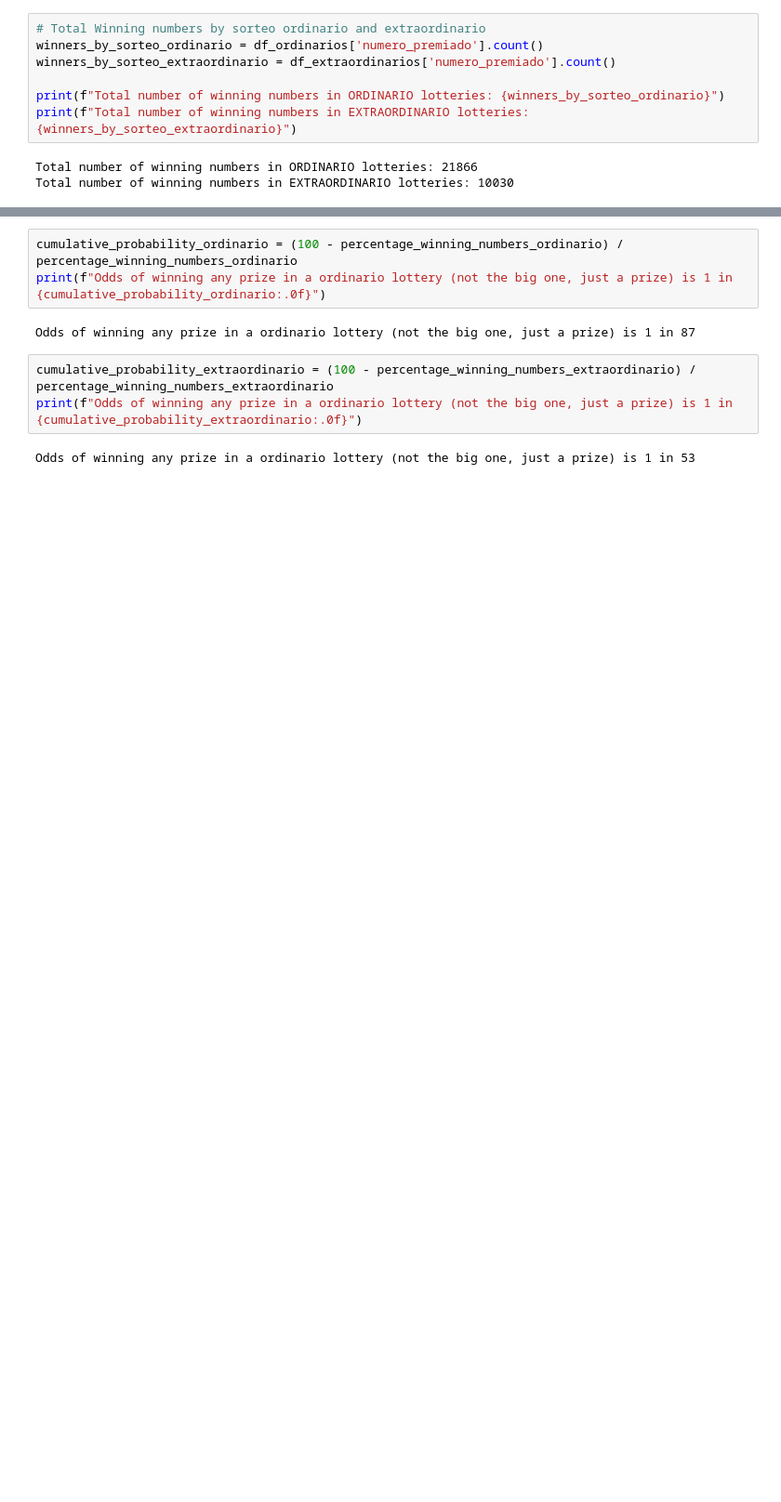
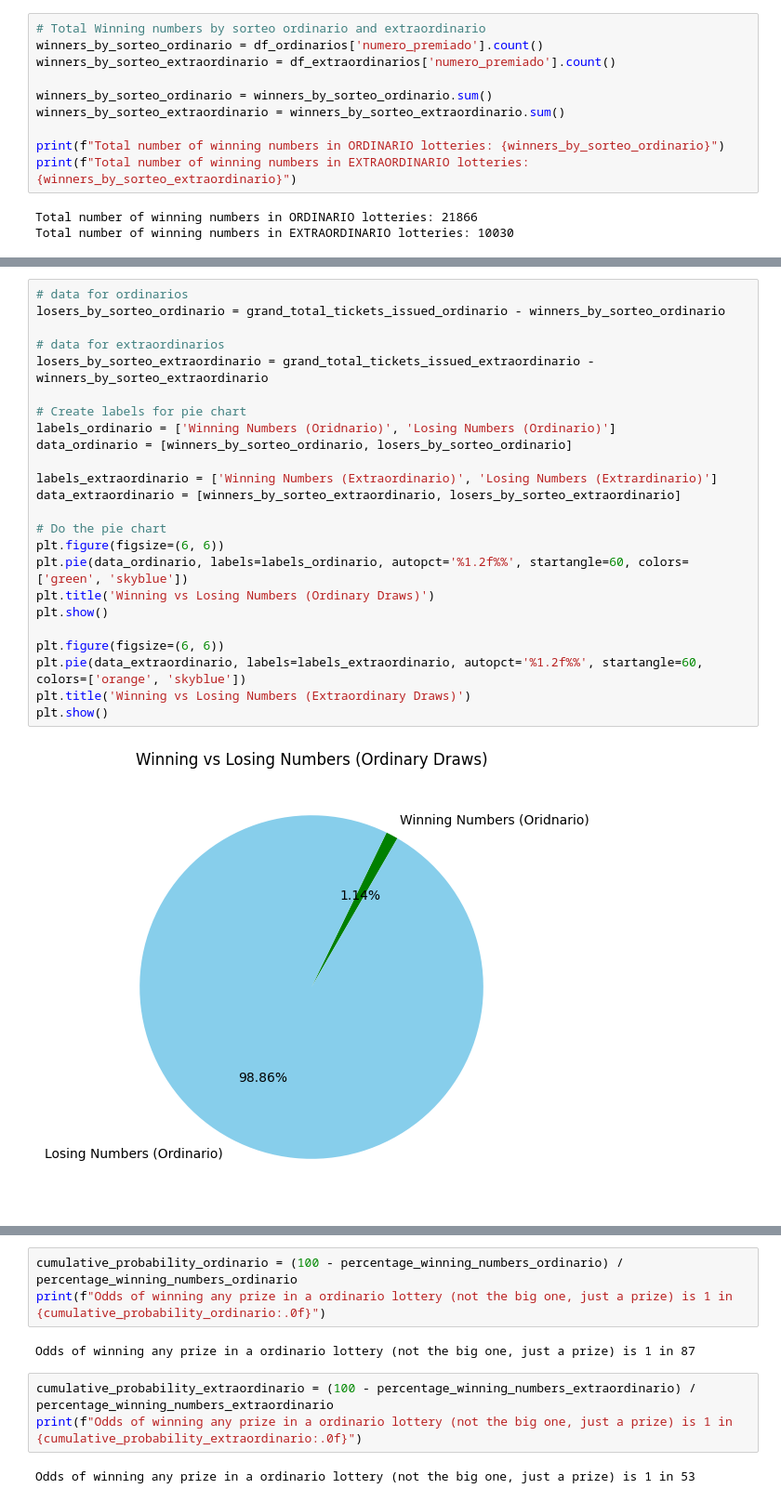
Before and after one commit to AngelDHackerman/santa-lucia-data-analysis-manual, a Jupyter notebook: notebooks/Visualization_sorteos_premios.ipynb, the cells around one changed output, grey strips where cells are left out. Shown at 93% size. Saved outputs shown, nothing was run; the diff lists cells and outputs as text; blank space fills up the shorter version.

Commit message:
created pie graph for percentage of losers and winners

```diff
--- a/notebooks/Visualization_sorteos_premios.ipynb
+++ b/notebooks/Visualization_sorteos_premios.ipynb
@@ -168,6 +168,9 @@ Total number of sorteos extraordinarios: 6
 winners_by_sorteo_ordinario = df_ordinarios['numero_premiado'].count()
 winners_by_sorteo_extraordinario = df_extraordinarios['numero_premiado'].count()
 
+winners_by_sorteo_ordinario = winners_by_sorteo_ordinario.sum()
+winners_by_sorteo_extraordinario = winners_by_sorteo_extraordinario.sum()
+
 print(f"Total number of winning numbers in ORDINARIO lotteries: {winners_by_sorteo_ordinario}")
 print(f"Total number of winning numbers in EXTRAORDINARIO lotteries: {winners_by_sorteo_extraordinario}")
 # %% [output]
@@ -193,0 +199,26 @@ Percentage of winning numbers in draws (extraordinario): 1.86%
+# %%
+# data for ordinarios
+losers_by_sorteo_ordinario = grand_total_tickets_issued_ordinario - winners_by_sorteo_ordinario
+
+# data for extraordinarios
+losers_by_sorteo_extraordinario = grand_total_tickets_issued_extraordinario - winners_by_sorteo_extraordinario
+
+# Create labels for pie chart
+labels_ordinario = ['Winning Numbers (Oridnario)', 'Losing Numbers (Ordinario)']
+data_ordinario = [winners_by_sorteo_ordinario, losers_by_sorteo_ordinario]
+
+labels_extraordinario = ['Winning Numbers (Extraordinario)', 'Losing Numbers (Extrardinario)']
+data_extraordinario = [winners_by_sorteo_extraordinario, losers_by_sorteo_extraordinario]
+
+# Do the pie chart
+plt.figure(figsize=(6, 6))
+plt.pie(data_ordinario, labels=labels_ordinario, autopct='%1.2f%%', startangle=60, colors=['green', 'skyblue'])
+plt.title('Winning vs Losing Numbers (Ordinary Draws)')
+plt.show()
+
+plt.figure(figsize=(6, 6))
+plt.pie(data_extraordinario, labels=labels_extraordinario, autopct='%1.2f%%', startangle=60, colors=['orange', 'skyblue'])
+plt.title('Winning vs Losing Numbers (Extraordinary Draws)')
+plt.show()
+# %% [output]
+[figure, added]
```
Also changed, not shown: parts of 4 cells of this notebook.
